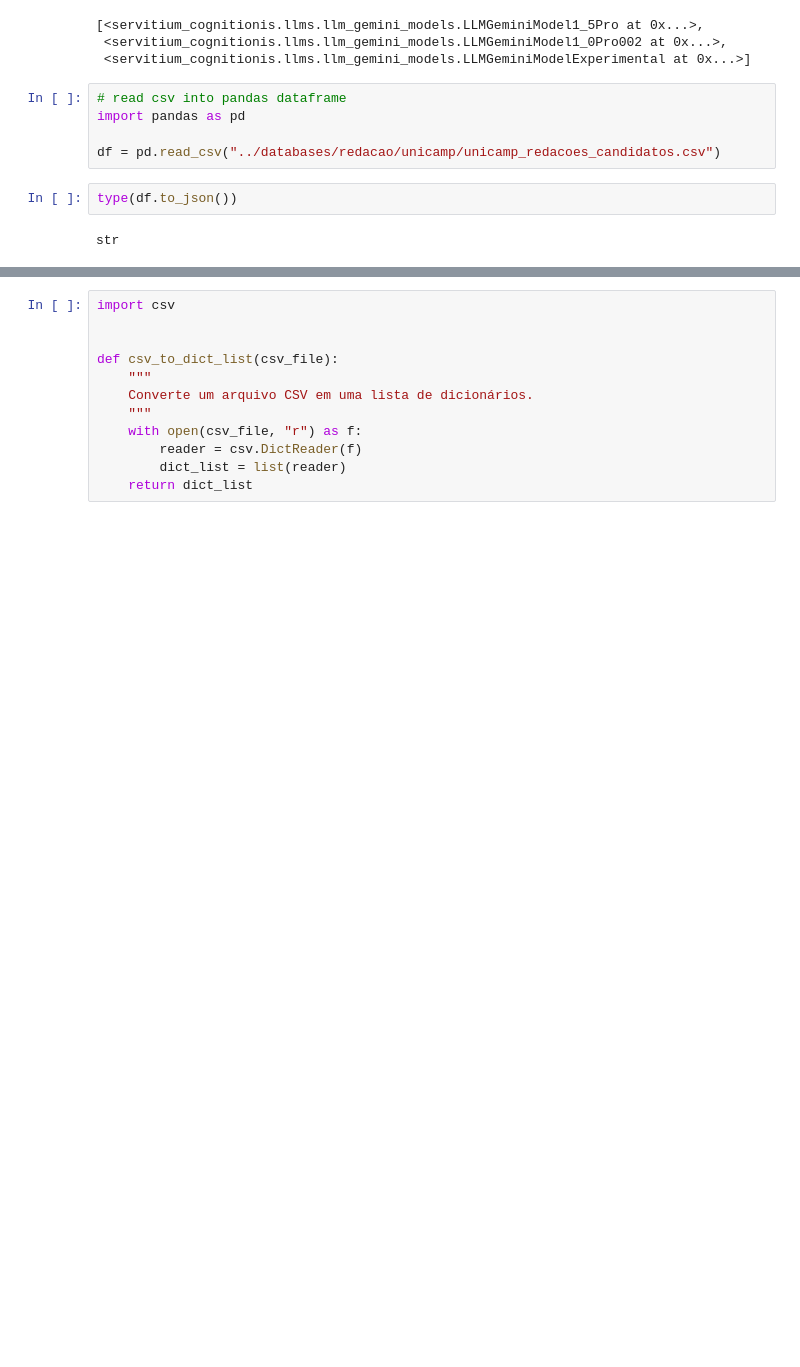
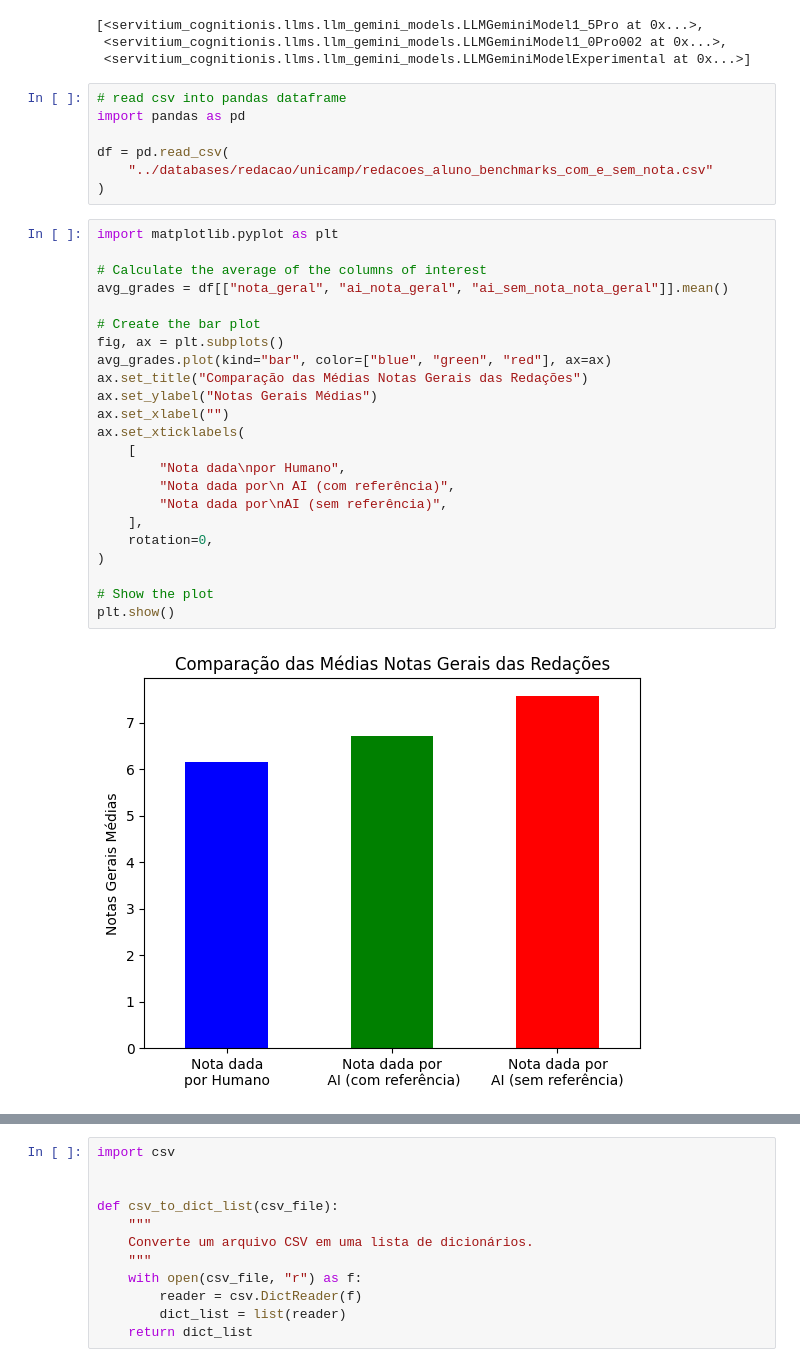
Before and after one commit to joe-stifler/sanctum-cognitionis, a Jupyter notebook: notebooks/playground.ipynb, the cells around one changed output, grey strips where cells are left out. Saved outputs shown, nothing was run; the diff lists cells and outputs as text; blank space fills up the shorter version.

```diff
--- a/notebooks/playground.ipynb
+++ b/notebooks/playground.ipynb
@@ -33,8 +164,31 @@ gemini_family.available_models()
 # read csv into pandas dataframe
 import pandas as pd
 
-df = pd.read_csv("../databases/redacao/unicamp/unicamp_redacoes_candidatos.csv")
+df = pd.read_csv(
+    "../databases/redacao/unicamp/redacoes_aluno_benchmarks_com_e_sem_nota.csv"
+)
-# %%
-type(df.to_json())
-# %% [output]
-str
+# %%
+import matplotlib.pyplot as plt
+
+# Calculate the average of the columns of interest
+avg_grades = df[["nota_geral", "ai_nota_geral", "ai_sem_nota_nota_geral"]].mean()
+
+# Create the bar plot
+fig, ax = plt.subplots()
+avg_grades.plot(kind="bar", color=["blue", "green", "red"], ax=ax)
+ax.set_title("Comparação das Médias Notas Gerais das Redações")
+ax.set_ylabel("Notas Gerais Médias")
+ax.set_xlabel("")
+ax.set_xticklabels(
+    [
+        "Nota dada\npor Humano",
+        "Nota dada por\n AI (com referência)",
+        "Nota dada por\nAI (sem referência)",
+    ],
+    rotation=0,
+)
+
+# Show the plot
+plt.show()
+# %% [output]
+[figure, added]
```
Also changed, not shown: parts of 23 cells of this notebook, 14 other files.
